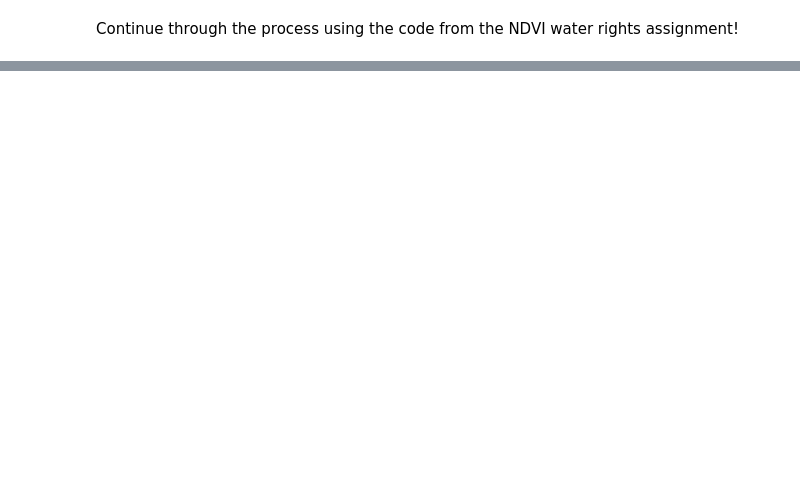
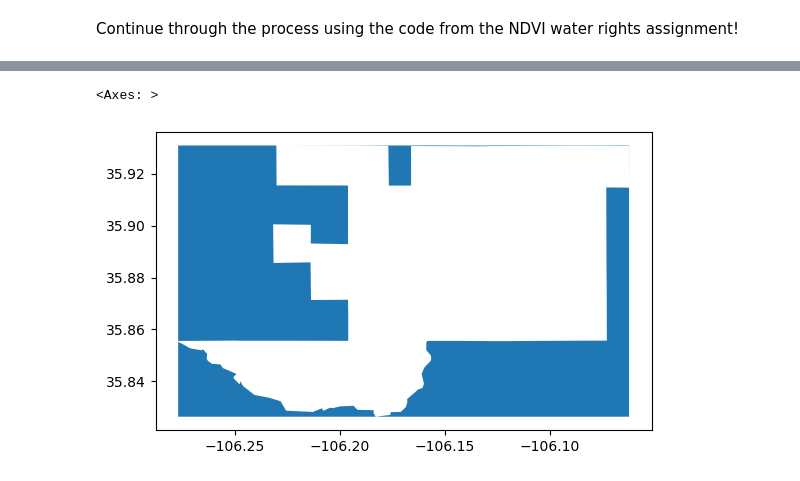
Before and after one commit to earthlab-education/04-vegetation-bwhoa2299, a Jupyter notebook: notebooks/demo_download_ndvi_for_polygon.ipynb, the cells around one changed output, grey strips where cells are left out. Drawn from its saved outputs; the diff is of its cells as text; code cells hidden in the pictures; blank space fills up the shorter version.

Commit message:
Made some plots with downloaded data

```diff
--- a/notebooks/demo_download_ndvi_for_polygon.ipynb
+++ b/notebooks/demo_download_ndvi_for_polygon.ipynb
@@ -127,0 +232,11 @@ Continue through the process using the code from the NDVI water rights assignmen
+# %%
+# Compute the area outside the San Ildefonso Pueblo boundary
+
+outside_sip_gdf = (
+    gpd.GeoDataFrame(geometry=sip_gdf.envelope)
+    .overlay(sip_gdf, how='difference'))
+
+outside_sip_gdf.plot()
+# %% [output]
+<Axes: >
+[figure, added]
```
Also changed, not shown: parts of 12 cells of this notebook, 1 other file.
